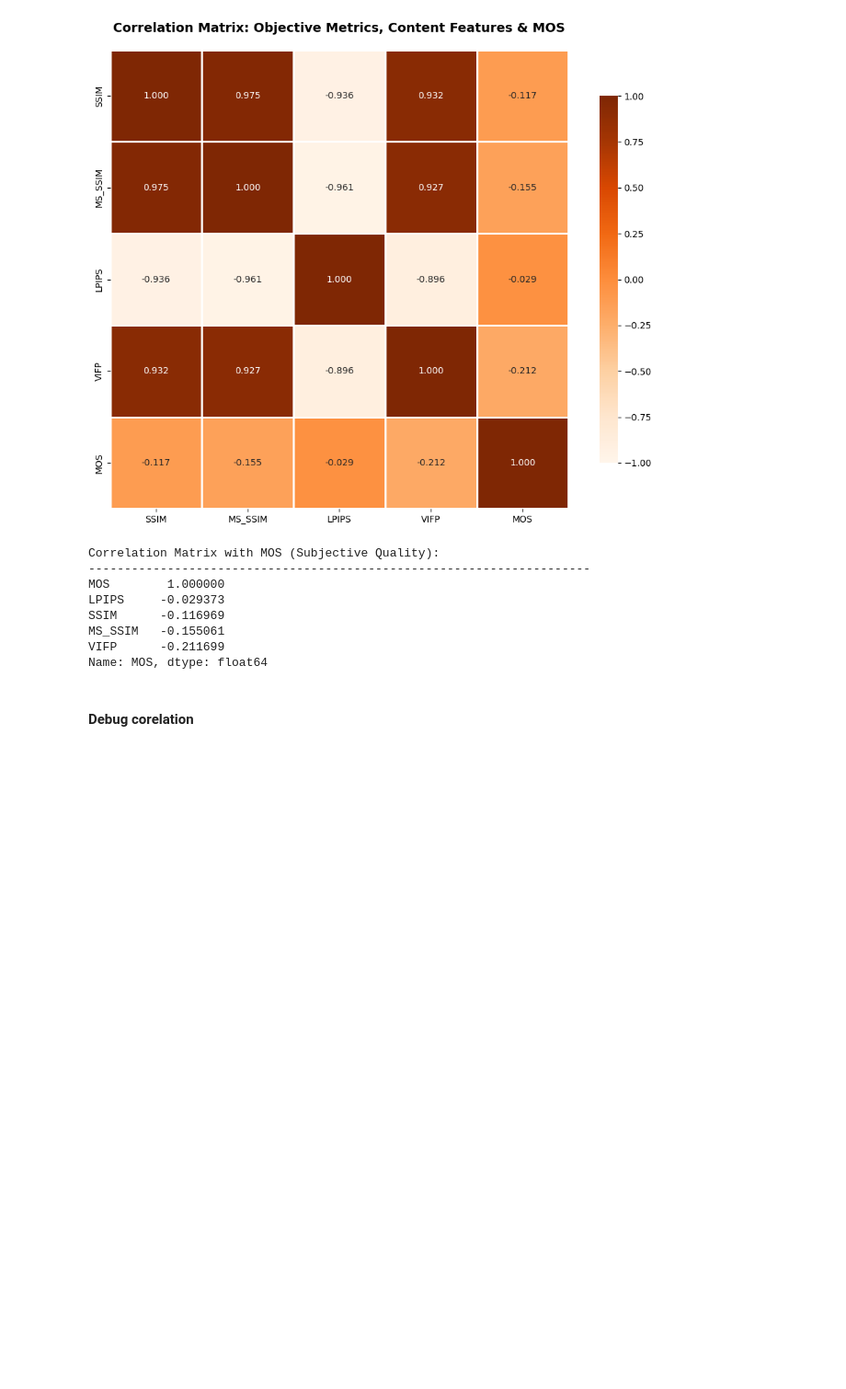
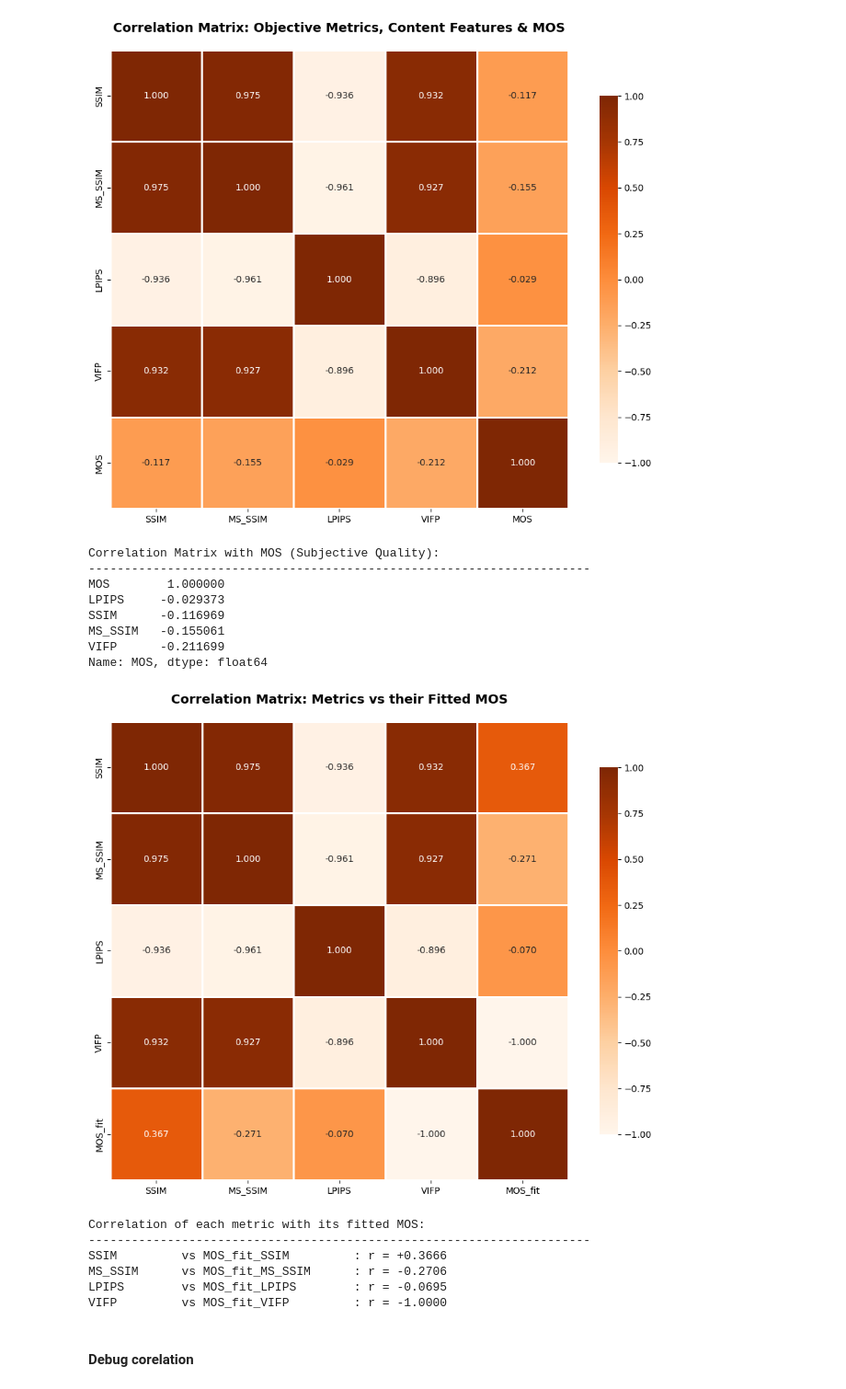
Before and after one commit to marrryzebwjq/Quality-of-Experience, a Jupyter notebook: samviq_analysis.ipynb, the cells around one changed output. Shown at 92% size. Cells and saved outputs as stored; diff of their text form; code cells hidden in the pictures; blank space fills up the shorter version.

```diff
--- a/samviq_analysis.ipynb
+++ b/samviq_analysis.ipynb
@@ -1152,6 +1152,68 @@ SSIM      -0.116969
 MS_SSIM   -0.155061
 VIFP      -0.211699
 Name: MOS, dtype: float64
+# %%
+fig, ax = plt.subplots(figsize=(10, 8))
+
+# Créer une matrice 5x5 personnalisée
+metrics_obj = ['SSIM', 'MS_SSIM', 'LPIPS', 'VIFP']
+metrics_fit = ['MOS_fit_SSIM', 'MOS_fit_MS_SSIM', 'MOS_fit_LPIPS', 'MOS_fit_VIFP']
+
+# Corrélation entre les métriques objectives (4x4)
+corr_obj = df_metrics[metrics_obj].corr()
+
+# Corrélation entre chaque métrique et son MOS fité
+corr_with_fit = []
+for metric, fit_metric in zip(metrics_obj, metrics_fit):
+    corr_val = df_metrics[[metric, fit_metric]].corr().iloc[0, 1]
+    corr_with_fit.append(corr_val)
+
+# Construire la matrice 5x5
+import pandas as pd
+corr_matrix_custom = pd.DataFrame(
+    index=metrics_obj + ['MOS_fit'],
+    columns=metrics_obj + ['MOS_fit']
+)
+
+# Remplir la partie 4x4 (corrélations entre métriques)
+for i, m1 in enumerate(metrics_obj):
+    for j, m2 in enumerate(metrics_obj):
+        corr_matrix_custom.iloc[i, j] = corr_obj.loc[m1, m2]
+
+# Remplir la 5ème colonne (corrélation avec MOS_fit associé)
+for i, (metric, fit_metric) in enumerate(zip(metrics_obj, metrics_fit)):
+    corr_val = df_metrics[[metric, fit_metric]].corr().iloc[0, 1]
+    corr_matrix_custom.iloc[i, 4] = corr_val
+    corr_matrix_custom.iloc[4, i] = corr_val  # Symétrique
+
+# Coin (5,5) = 1.0
+corr_matrix_custom.iloc[4, 4] = 1.0
+
+# Convertir en float pour heatmap
+corr_matrix_custom = corr_matrix_custom.astype(float)
+
+sns.heatmap(corr_matrix_custom, annot=True, fmt='.3f', cmap='Oranges', center=0,
+            square=True, linewidths=1, cbar_kws={"shrink": 0.8},
+            vmin=-1, vmax=1, ax=ax)
+
+ax.set_title('Correlation Matrix: Metrics vs their Fitted MOS',
+             fontsize=14, fontweight='bold', pad=20)
+plt.tight_layout()
+plt.show()
+
+print("\nCorrelation of each metric with its fitted MOS:")
+print("-" * 70)
+for metric, fit_metric in zip(metrics_obj, metrics_fit):
+    corr = df_metrics[[metric, fit_metric]].corr().iloc[0, 1]
+    print(f"{metric:12} vs {fit_metric:20} : r = {corr:+.4f}")
+# %% [output]
+[figure, added]
+Correlation of each metric with its fitted MOS:
+----------------------------------------------------------------------
+SSIM         vs MOS_fit_SSIM         : r = +0.3666
+MS_SSIM      vs MOS_fit_MS_SSIM      : r = -0.2706
+LPIPS        vs MOS_fit_LPIPS        : r = -0.0695
+VIFP         vs MOS_fit_VIFP         : r = -1.0000
 # %% [markdown]
 #### Debug corelation
 # %%
```
Also changed, not shown: parts of 3 cells of this notebook.
